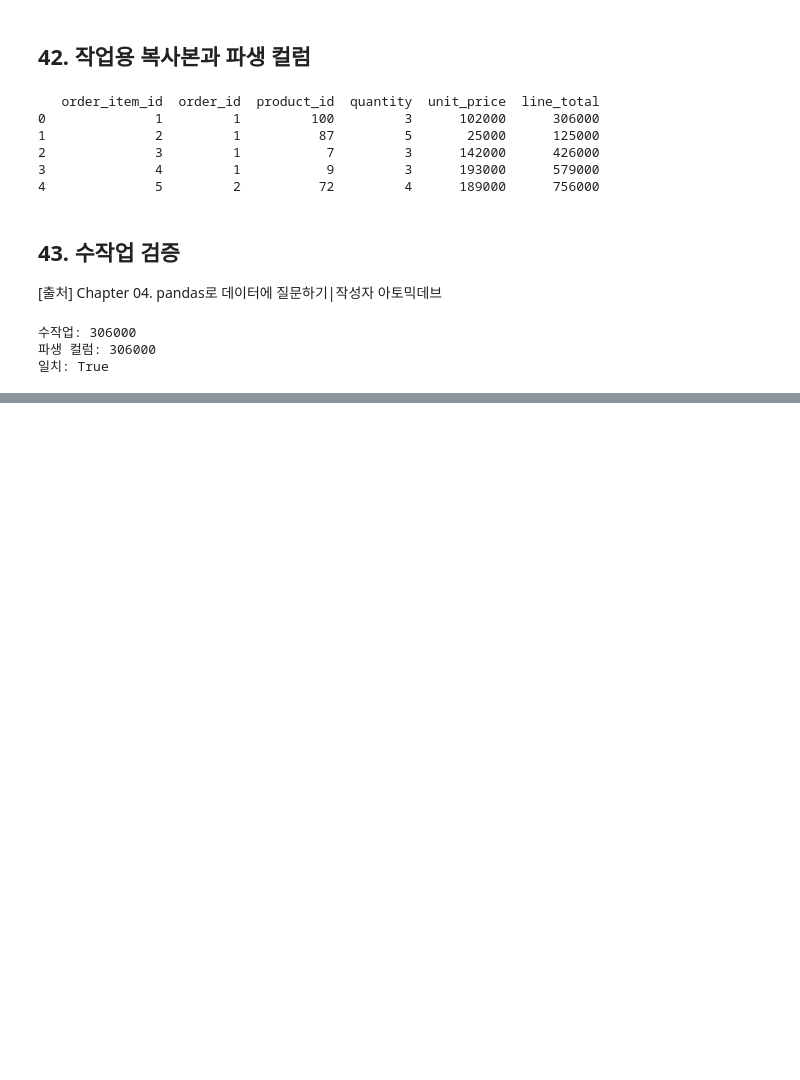
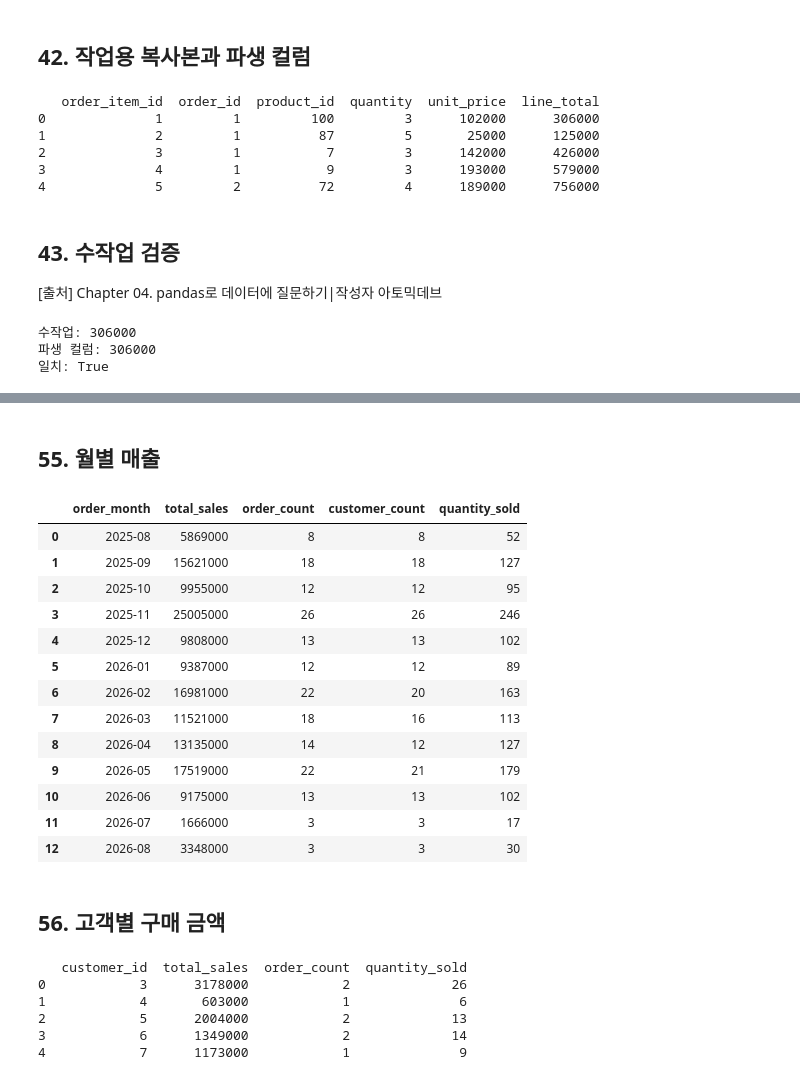
Before and after one commit to yg920/ai-data-analysis, a Jupyter notebook: notebooks/ch04_pandas_basic.ipynb, the cells around one changed output, grey strips where cells are left out. Drawn from its saved outputs; the diff is of its cells as text; code cells hidden in the pictures; blank space fills up the shorter version.

```diff
--- a/notebooks/ch04_pandas_basic.ipynb
+++ b/notebooks/ch04_pandas_basic.ipynb
@@ -204,0 +423,9 @@ print("일치:", expected == actual)
+# %%
+completed_items["order_date"] = pd.to_datetime(
+    completed_items["order_date"],
+    errors="coerce",
+)
+print(
+    "날짜 변환 실패:",
+    completed_items["order_date"].isna().sum(),
+)
@@ -204,0 +449,32 @@ print("일치:", expected == actual)
+# %% [markdown]
+## 55. 월별 매출
+# %%
+monthly_sales = (
+    completed_items
+    .groupby("order_month", as_index=False)
+    .agg(
+        total_sales=("line_total", "sum"),
+        order_count=("order_id", "nunique"),
+        customer_count=("customer_id", "nunique"),
+        quantity_sold=("quantity", "sum"),
+    )
+    .sort_values("order_month")
+)
+display(monthly_sales)
+# %% [output]
+|  | order_month | total_sales | order_count | customer_count | quantity_sold |
+| 0 | 2025-08 | 5869000 | 8 | 8 | 52 |
+| 1 | 2025-09 | 15621000 | 18 | 18 | 127 |
+| 2 | 2025-10 | 9955000 | 12 | 12 | 95 |
+| 3 | 2025-11 | 25005000 | 26 | 26 | 246 |
+| 4 | 2025-12 | 9808000 | 13 | 13 | 102 |
+| 5 | 2026-01 | 9387000 | 12 | 12 | 89 |
+| 6 | 2026-02 | 16981000 | 22 | 20 | 163 |
+| 7 | 2026-03 | 11521000 | 18 | 16 | 113 |
+| 8 | 2026-04 | 13135000 | 14 | 12 | 127 |
+| 9 | 2026-05 | 17519000 | 22 | 21 | 179 |
+| 10 | 2026-06 | 9175000 | 13 | 13 | 102 |
+| 11 | 2026-07 | 1666000 | 3 | 3 | 17 |
+| 12 | 2026-08 | 3348000 | 3 | 3 | 30 |
+# %% [markdown]
+## 56. 고객별 구매 금액
@@ -204,0 +491,9 @@ print("일치:", expected == actual)
+# %%
+print(customer_sales.head())
+# %% [output]
+   customer_id  total_sales  order_count  quantity_sold
+0            3      3178000            2             26
+1            4       603000            1              6
+2            5      2004000            2             13
+3            6      1349000            2             14
+4            7      1173000            1              9
```
Also changed, not shown: parts of 49 cells of this notebook.
